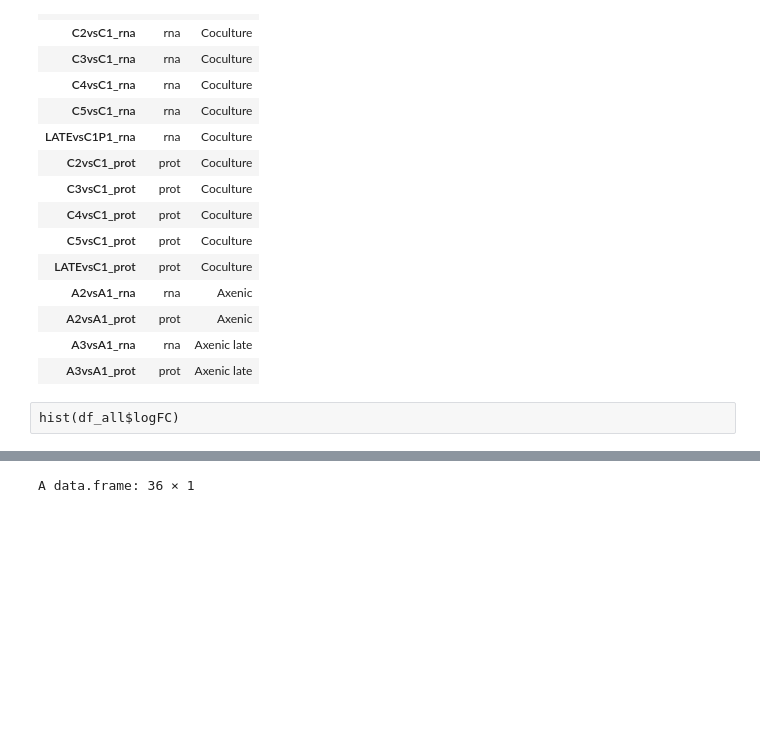
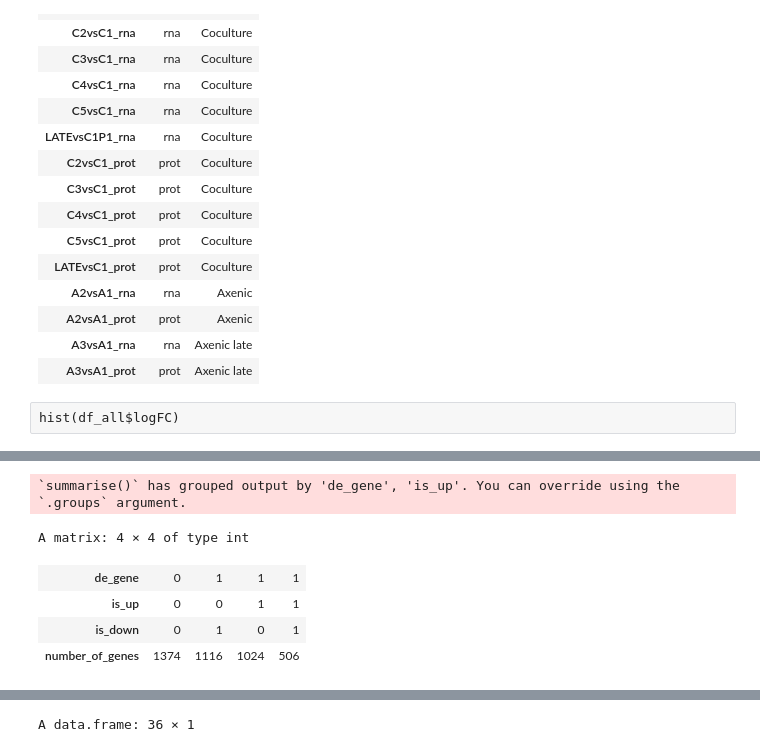
Before and after one commit to wosnat/CC1A3, a Jupyter notebook: Enrichment/CC1A3 HOT1A3 AA heatmaps Enrichment.ipynb, the cells around one changed output, grey strips where cells are left out. Cells and saved outputs as stored; diff of their text form; code cells hidden in the pictures; blank space fills up the shorter version.

```diff
--- a/Enrichment/CC1A3 HOT1A3 AA heatmaps Enrichment.ipynb
+++ b/Enrichment/CC1A3 HOT1A3 AA heatmaps Enrichment.ipynb
@@ -260,6 +266,46 @@ A matrix: 18 × 6 of type chr
 | sub | 09142 Cell motility | 09142 Cell motility | 09143 Cell growth and death | 09110 Biosynthesis of other secon... | 09103 Lipid metabolism | 09109 Metabolism of terpenoids an... |
 | module | Cell motility | Cell motility | Cell growth and death | other secondary metabolites | Lipid | terpenoids and polyketides |
 | Group | Coculture | Coculture | Coculture | Coculture | Coculture | Coculture |
+# %%
+coclture_assays = goseq_meta %>% filter(Group == "Coculture") %>% row.names()
+# %%
+df_all %>%
+    filter(
+        contrast1 %in% coclture_assays
+    ) %>%
+  mutate(
+      padj = if_else(is.na(padj), 1, padj),
+      up = if_else(is.na(up), FALSE, up),
+      down = if_else(is.na(down), FALSE, down),
+      significant = padj < 0.05,
+      significant_up = significant & up,
+      significant_down = significant & down,
+
+  ) %>%
+  group_by(gene_id) %>%
+  summarise(
+      is_up = any(significant_up),
+      is_down = any(significant_down),
+      de_gene = is_up | is_down
+  ) %>%
+  group_by(
+      #Assay,
+      de_gene,
+      is_up,
+      is_down
+  ) %>%
+  summarise(number_of_genes = n()) %>%
+
+tail() %>% t()
+
+#t(head(df_all))
+# %% [output]
+`summarise()` has grouped output by 'de_gene', 'is_up'. You can override using the `.groups` argument.
+A matrix: 4 × 4 of type int
+| de_gene | 0 | 1 | 1 | 1 |
+| is_up | 0 | 0 | 1 | 1 |
+| is_down | 0 | 1 | 0 | 1 |
+| number_of_genes | 1374 | 1116 | 1024 | 506 |
 # %%
 toppaths = goseq_res %>%
     filter(enrich=='path',
```
Also changed, not shown: parts of 8 cells of this notebook, 4 other files.
